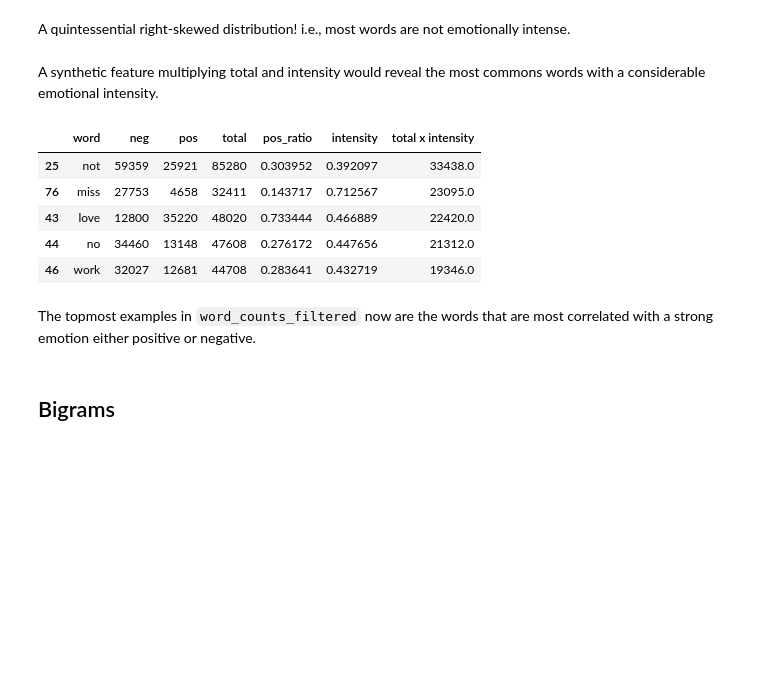
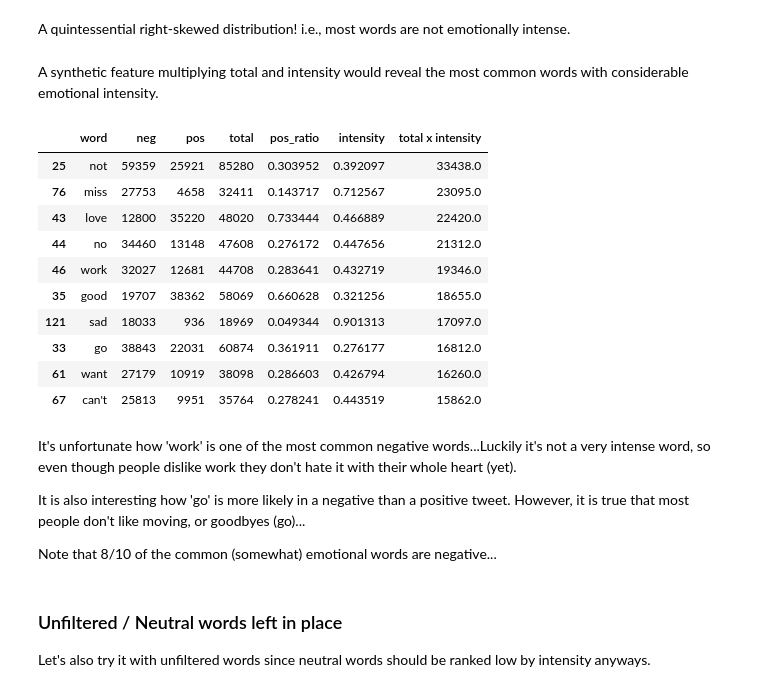
Before and after one commit to I7T5/SentimentNLP, a Jupyter notebook: project.ipynb, the cells around one changed output. Cells and saved outputs as stored; diff of their text form; code cells hidden in the pictures; blank space fills up the shorter version.

```diff
--- a/project.ipynb
+++ b/project.ipynb
@@ -210,7 +205,7 @@ Now we can actually see somethings from the data...We can create a another colum
 # generated by GitHub Copilot with minor edits
 
 word_counts_filtered_df['pos_ratio'] = word_counts_filtered_df['pos'] / word_counts_filtered_df['total']
-word_counts_filtered_df.loc[:, 'intensity'] = abs(word_counts_filtered_df['pos_ratio'] - 0.5) / 0.5  # [0, 1], how strongly the word is correlated with either positive or negative
+word_counts_filtered_df['intensity'] = abs(word_counts_filtered_df['pos_ratio'] - 0.5) / 0.5  # [0, 1], how strongly the word is correlated with either positive or negative
 word_counts_filtered_df = word_counts_filtered_df.sort_values(by='intensity', ascending=False)
 
 word_counts_filtered_df.head()
@@ -276,20 +321,32 @@ plt.show()
 # %% [markdown]
 A quintessential right-skewed distribution! i.e., most words are not emotionally intense.
 # %% [markdown]
-A synthetic feature multiplying total and intensity would reveal the most commons words with a considerable emotional intensity.
+A synthetic feature multiplying total and intensity would reveal the most common words with considerable emotional intensity.
 # %%
 # modify intensity to account for trustworthiness / quantity / total
 word_counts_filtered_df['total x intensity'] = (word_counts_filtered_df['intensity'] * word_counts_filtered_df['total'])
 word_counts_filtered_df = word_counts_filtered_df.sort_values(by='total x intensity', ascending=False)
-word_counts_filtered_df.head()
+
+word_counts_filtered_df.head(10)
 # %% [output]
 |  | word | neg | pos | total | pos_ratio | intensity | total x intensity |
 | 25 | not | 59359 | 25921 | 85280 | 0.303952 | 0.392097 | 33438.0 |
 | 76 | miss | 27753 | 4658 | 32411 | 0.143717 | 0.712567 | 23095.0 |
 | 43 | love | 12800 | 35220 | 48020 | 0.733444 | 0.466889 | 22420.0 |
 | 44 | no | 34460 | 13148 | 47608 | 0.276172 | 0.447656 | 21312.0 |
 | 46 | work | 32027 | 12681 | 44708 | 0.283641 | 0.432719 | 19346.0 |
+| 35 | good | 19707 | 38362 | 58069 | 0.660628 | 0.321256 | 18655.0 |
+| 121 | sad | 18033 | 936 | 18969 | 0.049344 | 0.901313 | 17097.0 |
+| 33 | go | 38843 | 22031 | 60874 | 0.361911 | 0.276177 | 16812.0 |
+| 61 | want | 27179 | 10919 | 38098 | 0.286603 | 0.426794 | 16260.0 |
+| 67 | can't | 25813 | 9951 | 35764 | 0.278241 | 0.443519 | 15862.0 |
-# %% [markdown]
-The topmost examples in `word_counts_filtered` now are the words that are most correlated with a strong emotion either positive or negative.
-# %% [markdown]
-## Bigrams
+# %% [markdown]
+It's unfortunate how 'work' is one of the most common negative words...Luckily it's not a very intense word, so even though people dislike work they don't hate it with their whole heart (yet).
+
+It is also interesting how 'go' is more likely in a negative than a positive tweet. However, it is true that most people don't like moving, or goodbyes (go)...
+
+Note that 8/10 of the common (somewhat) emotional words are negative...
+# %% [markdown]
+### Unfiltered / Neutral words left in place
+
+Let's also try it with unfiltered words since neutral words should be ranked low by intensity anyways.
```
Also changed, not shown: parts of 30 cells of this notebook.
